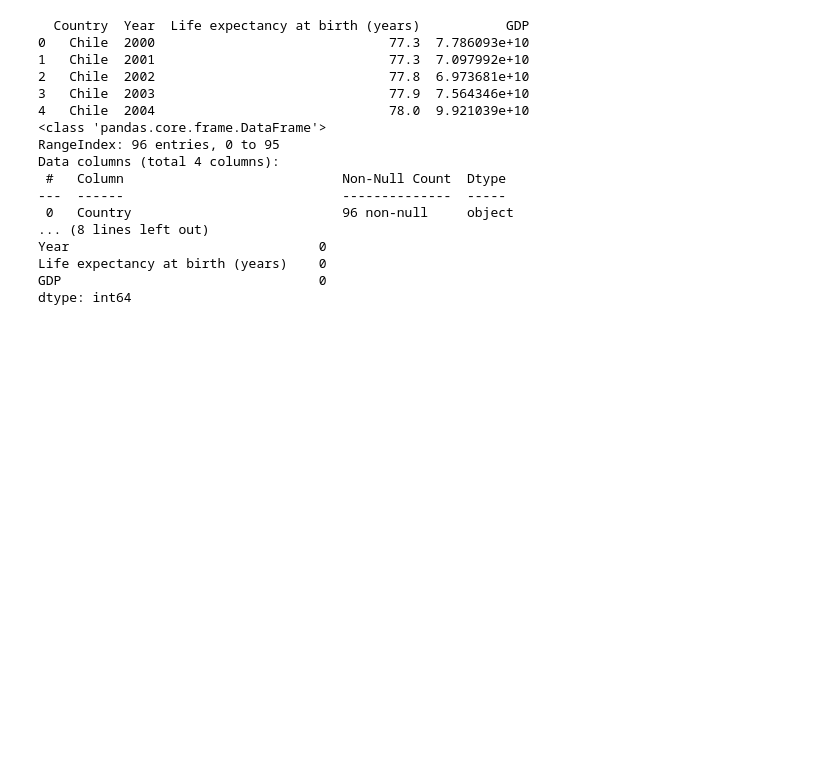
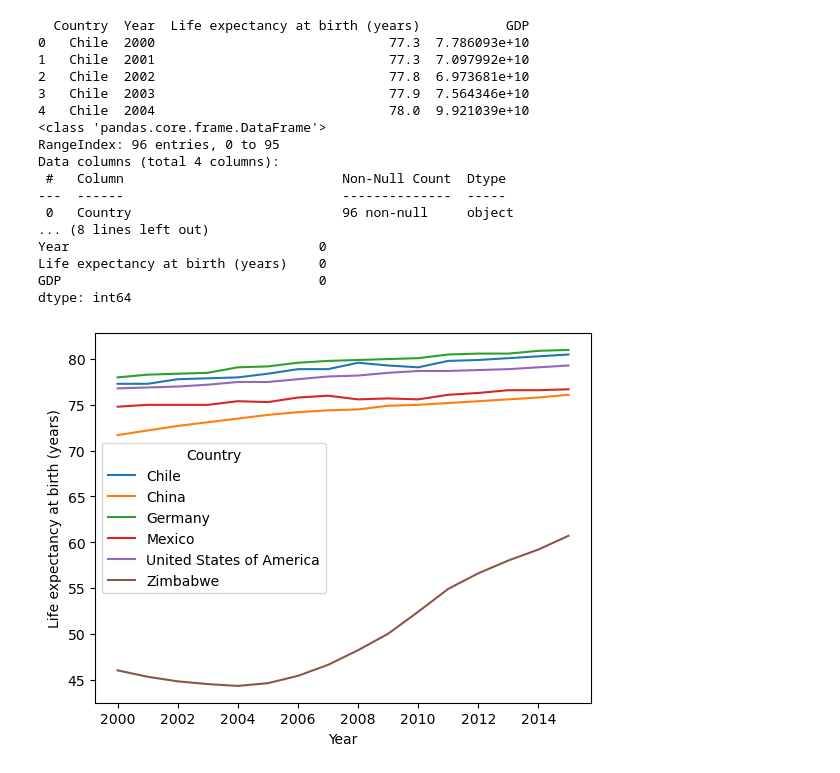
Before and after one commit to MonikaBernecker/codecademy_data_visualization, a Jupyter notebook: life_expectancy_gdp.ipynb, the cells around one changed output. Cells and saved outputs as stored; diff of their text form; code cells hidden in the pictures; blank space fills up the shorter version.

Commit message:
Variation of Life expectancy for each country over time

```diff
--- a/life_expectancy_gdp.ipynb
+++ b/life_expectancy_gdp.ipynb
@@ -4,30 +4,49 @@ import matplotlib.pyplot as plt
 import seaborn as sns
 
 # load data
 df = pd.read_csv("E:/Codecademy_Projekte/codecademy_portfolio_projects/Life-Expectancy-and-GDP-Starter/all_data.csv")
 
 # Explore Data
 print(df.head())
 print(df.info())
 print(df.columns)
 
 # Check for missing values
 print(df.isnull().sum())
+
+# Variation of Life expectancy for each country over time
+
+fig, ax = plt.subplots(figsize=(10, 6))
+
+countries = df['Country'].unique()
+
+for country in countries:
+    data = df[df['Country'] == country]
+    ax.plot(data['Year'], data['Life expectancy at birth (years)'], label=country)
+
+ax.set_title('Variation of Life expectancy for each country over time', fontsize=16)
+ax.set_xlabel('Year', fontsize=12)
+ax.set_ylabel('Life expectancy at birth (years)', fontsize=12)
+
+ax.legend(title='Country')
+
+plt.show()
 # %% [output]
   Country  Year  Life expectancy at birth (years)           GDP
 0   Chile  2000                              77.3  7.786093e+10
 1   Chile  2001                              77.3  7.097992e+10
 2   Chile  2002                              77.8  6.973681e+10
 3   Chile  2003                              77.9  7.564346e+10
 4   Chile  2004                              78.0  9.921039e+10
 <class 'pandas.core.frame.DataFrame'>
 RangeIndex: 96 entries, 0 to 95
 Data columns (total 4 columns):
  #   Column                            Non-Null Count  Dtype
 ---  ------                            --------------  -----
  0   Country                           96 non-null     object
 ... (8 lines left out)
 Year                                0
 Life expectancy at birth (years)    0
 GDP                                 0
 dtype: int64
+[figure, added]
```
Also changed, not shown: parts of 1 cell of this notebook.
